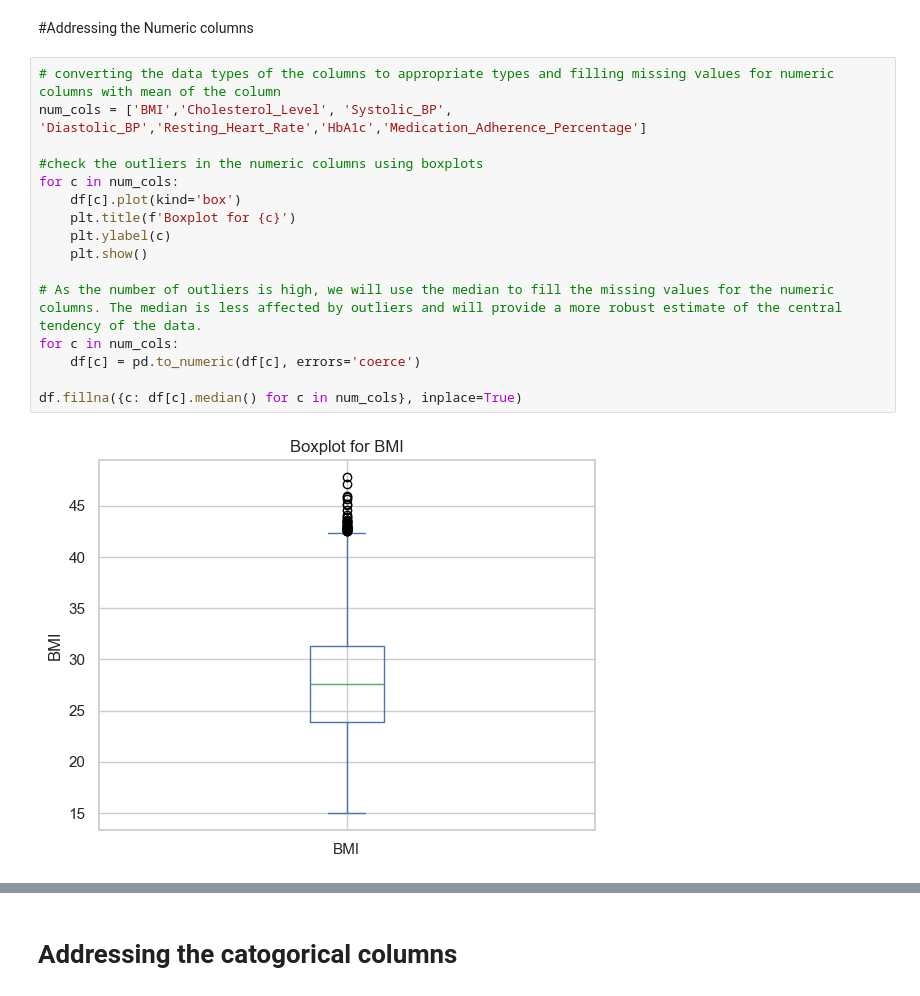
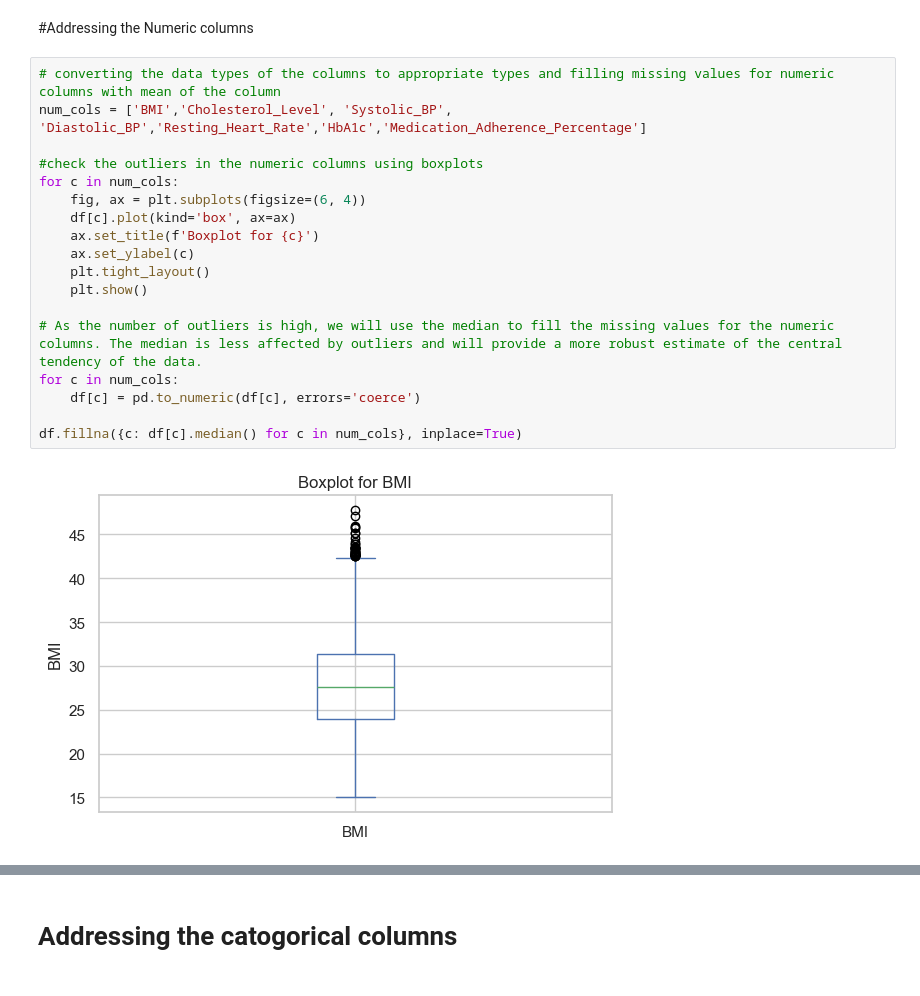
Before and after one commit to ghargelg-code26/Health_CoRisk_Analyzer, a Jupyter notebook: jupyter_notebooks/Health_Co_Risk_analyzer.ipynb, the cells around one changed output, grey strips where cells are left out. Cells and saved outputs as stored; diff of their text form.

```diff
--- a/jupyter_notebooks/Health_Co_Risk_analyzer.ipynb
+++ b/jupyter_notebooks/Health_Co_Risk_analyzer.ipynb
@@ -238,18 +238,20 @@ dtype: int64
 # %%
 # converting the data types of the columns to appropriate types and filling missing values for numeric columns with mean of the column
 num_cols = ['BMI','Cholesterol_Level', 'Systolic_BP', 'Diastolic_BP','Resting_Heart_Rate','HbA1c','Medication_Adherence_Percentage']
 
 #check the outliers in the numeric columns using boxplots
 for c in num_cols:
-    df[c].plot(kind='box')
-    plt.title(f'Boxplot for {c}')
-    plt.ylabel(c)
+    fig, ax = plt.subplots(figsize=(6, 4))
+    df[c].plot(kind='box', ax=ax)
+    ax.set_title(f'Boxplot for {c}')
+    ax.set_ylabel(c)
+    plt.tight_layout()
     plt.show()
 
 # As the number of outliers is high, we will use the median to fill the missing values for the numeric columns. The median is less affected by outliers and will provide a more robust estimate of the central tendency of the data.
 for c in num_cols:
     df[c] = pd.to_numeric(df[c], errors='coerce')
 
 df.fillna({c: df[c].median() for c in num_cols}, inplace=True)
 # %% [output]
-[figure, old version]
+[figure, new version]
```
Also changed, not shown: parts of 1 cell of this notebook, 29 other files.
